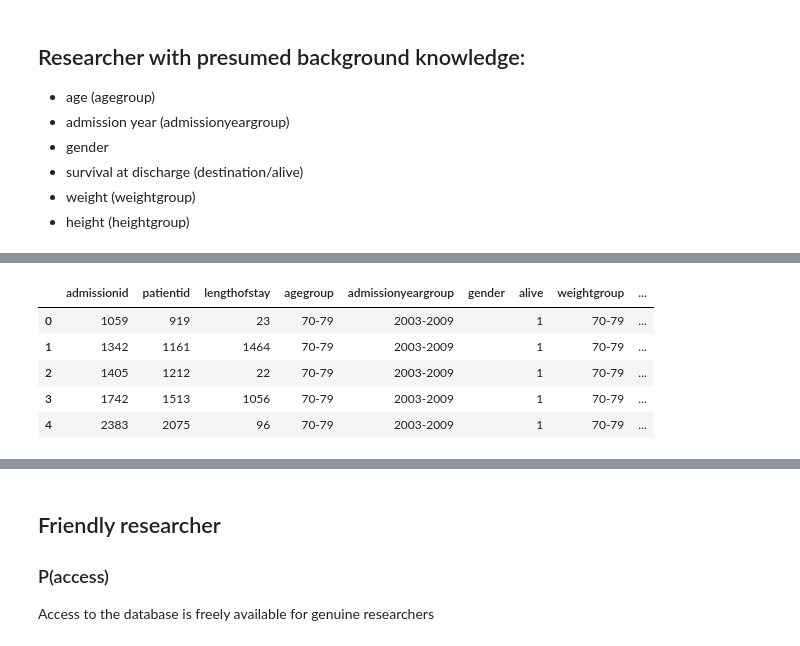
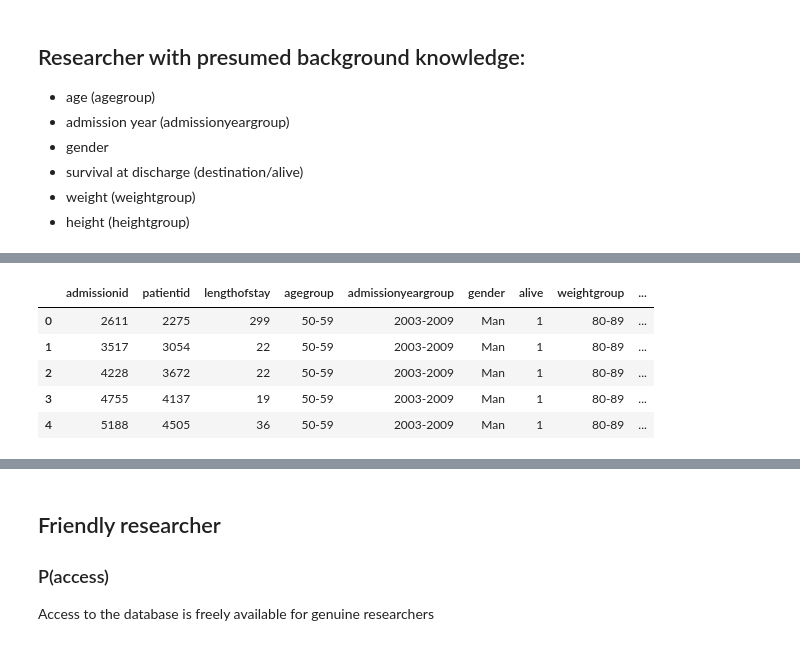
Before and after one commit to AmsterdamUMC/AmsterdamUMCdb, a Jupyter notebook: paper/paper-table2-re-identification-risk.ipynb, the cells around one changed output, grey strips where cells are left out. Drawn from its saved outputs; the diff is of its cells as text; code cells hidden in the pictures.

```diff
--- a/paper/paper-table2-re-identification-risk.ipynb
+++ b/paper/paper-table2-re-identification-risk.ipynb
@@ -131,5 +88,5 @@ k_reseachers_ids.head()
 # %%
-sql_l_researcher_ids = """
+sql_risk_researcher_ids = """
 WITH diagnosis_groups AS (
 SELECT admissionid,
         item,
@@ -266,64 +223,73 @@ anonymity_groups AS (
         COUNT(patientid) AS k_anonymity
     FROM admissions_cleaned
     LEFT JOIN diagnoses ON admissions_cleaned.admissionid = diagnoses.admissionid
     LEFT JOIN diagnosis_subgroups ON admissions_cleaned.admissionid = diagnosis_subgroups.admissionid
     LEFT JOIN diagnosis_groups ON admissions_cleaned.admissionid = diagnosis_groups.admissionid
     WHERE (diagnoses.rownum = 1 OR diagnoses.rownum IS NULL) AND
         (diagnosis_subgroups.rownum = 1 OR diagnosis_subgroups.rownum IS NULL) AND
         (diagnosis_groups.rownum = 1 OR diagnosis_groups.rownum IS NULL) --only last updated record
     GROUP BY
         agegroup,
         admissionyeargroup,
         gender,
         alive,
         weightgroup,
         heightgroup
+),
+anonymity_ids AS (
+    SELECT
+        a.*,
+        diagnosis,
+        diagnosis_subgroup,
+        diagnosis_group,
+        CASE
+            WHEN l_diversity = 1 AND
+            (l_diversity_diags = 'N/A' OR l_diversity_diags = 'Diagnose anders') THEN NULL
+            ELSE l_diversity
+        END AS l_diversity,
+        l_diversity_diags,
+        k_anonymity,
+        1.0/k_anonymity AS risk
+    FROM admissions_cleaned a
+    LEFT JOIN
+        anonymity_groups k ON
+        a.agegroup = k.agegroup  AND
+        a.admissionyeargroup = k.admissionyeargroup AND
+        a.gender = k.gender AND
+        a.alive = k.alive AND
+        (a.weightgroup = k.weightgroup OR (a.weightgroup IS NULL AND k.weightgroup IS NULL)) AND
+        (a.heightgroup = k.heightgroup OR (a.heightgroup IS NULL AND k.heightgroup IS NULL))
+    LEFT JOIN
+        diagnoses ON a.admissionid = diagnoses.admissionid
+    LEFT JOIN
+        diagnosis_subgroups ON a.admissionid = diagnosis_subgroups.admissionid
+    LEFT JOIN
+        diagnosis_groups ON a.admissionid = diagnosis_groups.admissionid
+    WHERE
+        (diagnoses.rownum = 1 OR diagnoses.rownum IS NULL) AND
+        (diagnosis_subgroups.rownum = 1 OR diagnosis_subgroups.rownum IS NULL) AND
+        (diagnosis_groups.rownum = 1 OR diagnosis_groups.rownum IS NULL) --only last updated record
 )
-SELECT
-    a.*,
-    diagnosis,
-    diagnosis_subgroup,
-    diagnosis_group,
-    l_diversity,
-    l_diversity_diags,
-    k_anonymity
-FROM admissions_cleaned a
-LEFT JOIN
-    anonymity_groups k ON
-    a.agegroup = k.agegroup  AND
-    a.admissionyeargroup = k.admissionyeargroup AND
-    a.gender = k.gender AND
-    a.alive = k.alive AND
-    (a.weightgroup = k.weightgroup OR (a.weightgroup IS NULL AND k.weightgroup IS NULL)) AND
-    (a.heightgroup = k.heightgroup OR (a.heightgroup IS NULL AND k.heightgroup IS NULL))
-LEFT JOIN
-    diagnoses ON a.admissionid = diagnoses.admissionid
-LEFT JOIN
-    diagnosis_subgroups ON a.admissionid = diagnosis_subgroups.admissionid
-LEFT JOIN
-    diagnosis_groups ON a.admissionid = diagnosis_groups.admissionid
-WHERE
-    (diagnoses.rownum = 1 OR diagnoses.rownum IS NULL) AND
-    (diagnosis_subgroups.rownum = 1 OR diagnosis_subgroups.rownum IS NULL) AND
-    (diagnosis_groups.rownum = 1 OR diagnosis_groups.rownum IS NULL) --only last updated record
+SELECT *
+FROM anonymity_ids
 ORDER BY
     l_diversity,
     k_anonymity DESC,
     agegroup,
     admissionyeargroup,
     gender,
     alive,
     weightgroup,
     heightgroup,
     patientid,
     admissionid;
 """
-l_diversity_researcher_ids = pd.read_sql(sql_l_researcher_ids,con)
-l_diversity_researcher_ids.head()
+risk_researcher_ids = pd.read_sql(sql_risk_researcher_ids,con)
+risk_researcher_ids.head()
 # %% [output]
 |  | admissionid | patientid | lengthofstay | agegroup | admissionyeargroup | gender | alive | weightgroup | ... |
-| 0 | 1059 | 919 | 23 | 70-79 | 2003-2009 |  | 1 | 70-79 | ... |
-| 1 | 1342 | 1161 | 1464 | 70-79 | 2003-2009 |  | 1 | 70-79 | ... |
-| 2 | 1405 | 1212 | 22 | 70-79 | 2003-2009 |  | 1 | 70-79 | ... |
-| 3 | 1742 | 1513 | 1056 | 70-79 | 2003-2009 |  | 1 | 70-79 | ... |
-| 4 | 2383 | 2075 | 96 | 70-79 | 2003-2009 |  | 1 | 70-79 | ... |
+| 0 | 2611 | 2275 | 299 | 50-59 | 2003-2009 | Man | 1 | 80-89 | ... |
+| 1 | 3517 | 3054 | 22 | 50-59 | 2003-2009 | Man | 1 | 80-89 | ... |
+| 2 | 4228 | 3672 | 22 | 50-59 | 2003-2009 | Man | 1 | 80-89 | ... |
+| 3 | 4755 | 4137 | 19 | 50-59 | 2003-2009 | Man | 1 | 80-89 | ... |
+| 4 | 5188 | 4505 | 36 | 50-59 | 2003-2009 | Man | 1 | 80-89 | ... |
```
Also changed, not shown: parts of 37 cells of this notebook.
